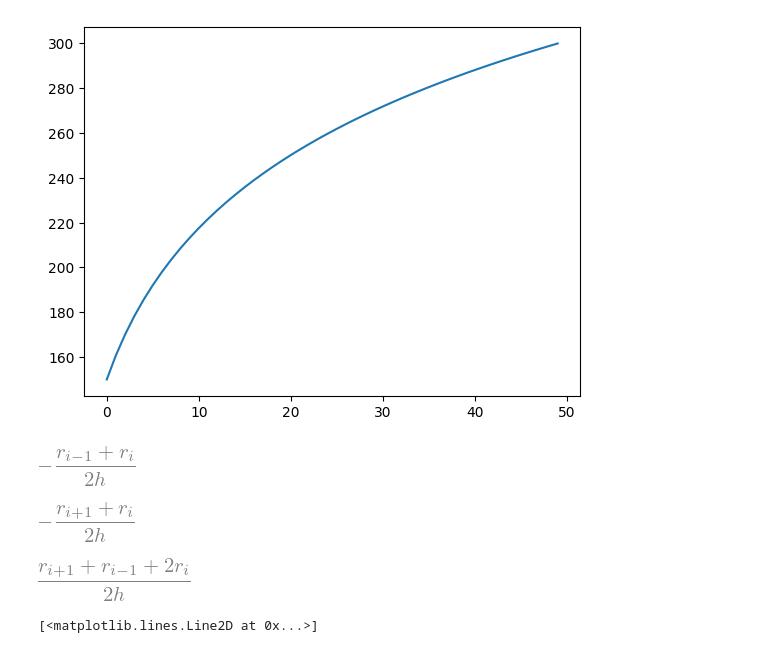
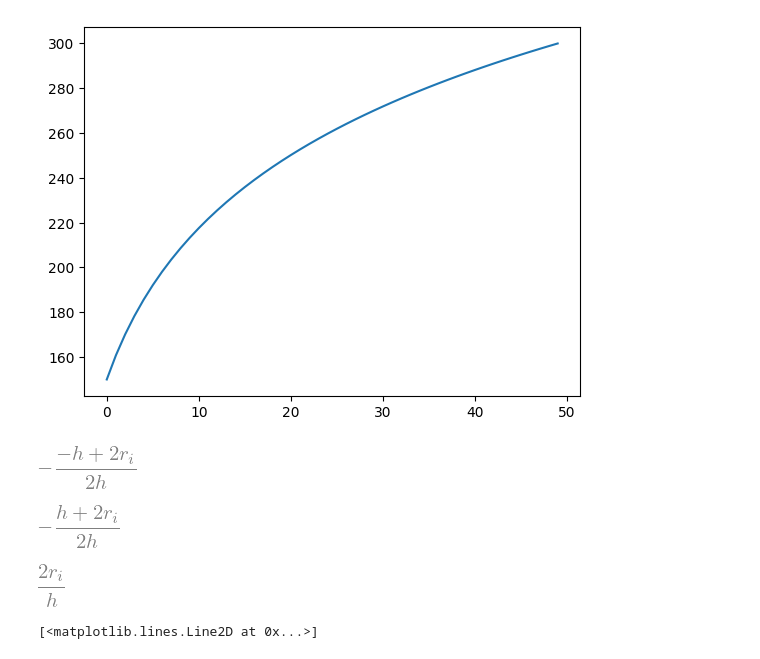
Before and after one commit to LeoBasov/hamt, a Jupyter notebook: doc/jupyter/FEM_1d.ipynb, the cells around one changed output. Saved outputs shown, nothing was run; the diff lists cells and outputs as text; code cells hidden in the pictures.

Commit message:
updated factors

```diff
--- a/doc/jupyter/FEM_1d.ipynb
+++ b/doc/jupyter/FEM_1d.ipynb
@@ -186,14 +186,14 @@ plt.plot(a)
 r, rim, ri, rip, h = symbols('r r_{i-1} r_{i} r_{i+1} h', real=True, positive=True)
 # %%
 eq_im_i = factor(integrate(r*(-1/h)*(1/h), (r, rim, ri)))
-eq_im_i.subs(ri - rim, h)
+eq_im_i.subs(ri - rim, h).subs(rim, ri - h)
 # %% [output]
-[figure, old version]
+[figure, new version]
 # %%
 eq_ip_i = factor(integrate(r*(1/h)*(-1/h), (r, ri, rip)))
-eq_ip_i.subs(rip - ri,h)
+eq_ip_i.subs(rip - ri,h).subs(rip, h + ri)
 # %% [output]
-[figure, old version]
+[figure, new version]
 # %%
 eq_i_i_l = factor(integrate(r*(1/h)*(1/h), (r, rim, ri)))
 eq_i_i_l = eq_i_i_l.subs(ri - rim, h)
@@ -201,9 +201,9 @@ eq_i_i_l = eq_i_i_l.subs(ri - rim, h)
 eq_i_i_r = factor(integrate(r*(1/h)*(1/h), (r, ri, rip)))
 eq_i_i_r = eq_i_i_r.subs(rip - ri, h)
 # %%
-factor(eq_i_i_l + eq_i_i_r)
+factor(eq_i_i_l + eq_i_i_r).subs(rim, ri - h).subs(rip, h + ri)
 # %% [output]
-[figure, old version]
+[figure, new version]
 # %%
 N = 50
 r0 = 1
```
Also changed, not shown: parts of 5 cells of this notebook.
